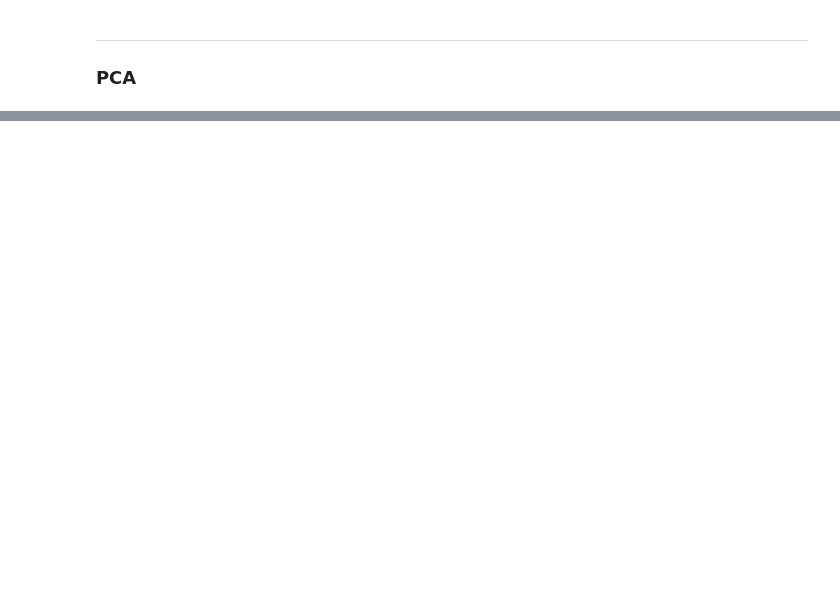
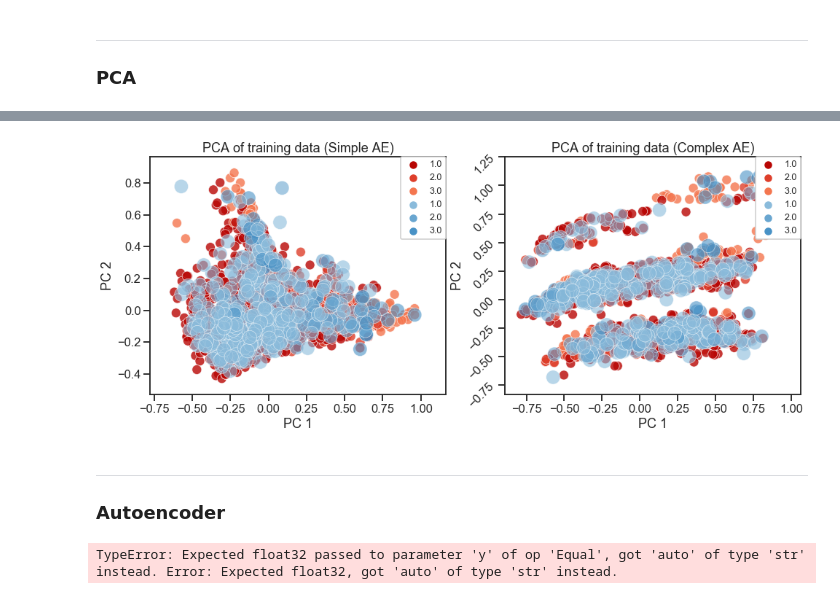
Before and after one commit to TomasSuarezL/oss-stage-2019, a Jupyter notebook: CTG Dataset/CTG_dataset_multi_input.ipynb, the cells around one changed output, grey strips where cells are left out. Saved outputs shown, nothing was run; the diff lists cells and outputs as text; code cells hidden in the pictures; blank space fills up the shorter version.

```diff
--- a/CTG Dataset/CTG_dataset_multi_input.ipynb
+++ b/CTG Dataset/CTG_dataset_multi_input.ipynb
@@ -85,44 +92,49 @@ sns.set_style("white")
 sns.set_context("talk")
 sns.set_style("ticks")
 ax1 = plt.subplot(1,2,1)
-sns.scatterplot(x=simple_encoded_pca_train_labeled[:,0],
-                y=simple_encoded_pca_train_labeled[:,1],
+sns.scatterplot(x=x_pca_train_first_labeled[:,0],
+                y=x_pca_train_first_labeled[:,1],
                 alpha = 0.8,
                 s= 170, legend='full',
-                hue=encoded_pca_train_labeled[:,-1],
+                hue=x_pca_train_first_labeled[:,-1],
                 palette=sns.color_palette("OrRd")[:2:-1])
-sns.scatterplot(x=simple_encoded_pca_test_labeled[:,0],
-                y=simple_encoded_pca_test_labeled[:,1],
+sns.scatterplot(x=x_pca_test_first_labeled[:,0],
+                y=x_pca_test_first_labeled[:,1],
                 alpha = 0.6,
                 s= 370,
                 legend='full',
-                hue=simple_encoded_pca_test_labeled[:,-1],
+                hue=x_pca_test_first_labeled[:,-1],
                 palette=sns.color_palette("Blues_d")[:2:-1])
 ax1.legend(bbox_to_anchor=(1, 1), loc=1, borderaxespad=0.,framealpha=1, frameon=True, fontsize="x-small")
 ax1.set_xlabel("PC 1")
 ax1.set_ylabel("PC 2")
 ax1.figure.set_size_inches( (16,6) )
 ax1.set_title("PCA of training data (Simple AE)")
 
 ax1 = plt.subplot(1,2,2)
-sns.scatterplot(x=complex_encoded_pca_train_labeled[:,0],
-                y=complex_encoded_pca_train_labeled[:,1],
+sns.scatterplot(x=x_pca_train_second_labeled[:,0],
+                y=x_pca_train_second_labeled[:,1],
                 alpha = 0.8,
                 s= 170, legend='full',
-                hue=encoded_pca_train_labeled[:,-1],
+                hue=x_pca_train_second_labeled[:,-1],
                 palette=sns.color_palette("OrRd")[:2:-1])
-sns.scatterplot(x=complex_encoded_pca_test_labeled[:,0],
-                y=complex_encoded_pca_test_labeled[:,1],
+sns.scatterplot(x=x_pca_test_second_labeled[:,0],
+                y=x_pca_test_second_labeled[:,1],
                 alpha = 0.6,
                 s= 370,
                 legend='full',
-                hue=complex_encoded_pca_test_labeled[:,-1],
+                hue=x_pca_test_second_labeled[:,-1],
                 palette=sns.color_palette("Blues_d")[:2:-1])
 ax1.legend(bbox_to_anchor=(1, 1), loc=1, borderaxespad=0.,framealpha=1, frameon=True, fontsize="x-small")
 ax1.set_xlabel("PC 1")
 ax1.set_ylabel("PC 2")
 ax1.figure.set_size_inches( (16,6) )
 ax1.set_title("PCA of training data (Complex AE)")
 
 plt.yticks(rotation=45)
 plt.show()
+# %% [output]
+[figure, added]
+# %% [markdown]
+__________________________________________
+### Autoencoder
@@ -128,0 +188,8 @@ plt.show()
+# %%
+optimizer = tf.keras.optimizers.Adam(0.001)
+
+autoencoder.compile(optimizer=optimizer,
+                        loss=[tf.keras.losses.MeanSquaredError,tf.keras.losses.MeanSquaredError],
+                        metrics=['accuracy'])
+# %% [output]
+TypeError: Expected float32 passed to parameter 'y' of op 'Equal', got 'auto' of type 'str' instead. Error: Expected float32, got 'auto' of type 'str' instead.
```
Also changed, not shown: parts of 4 cells of this notebook, 9 other files.
